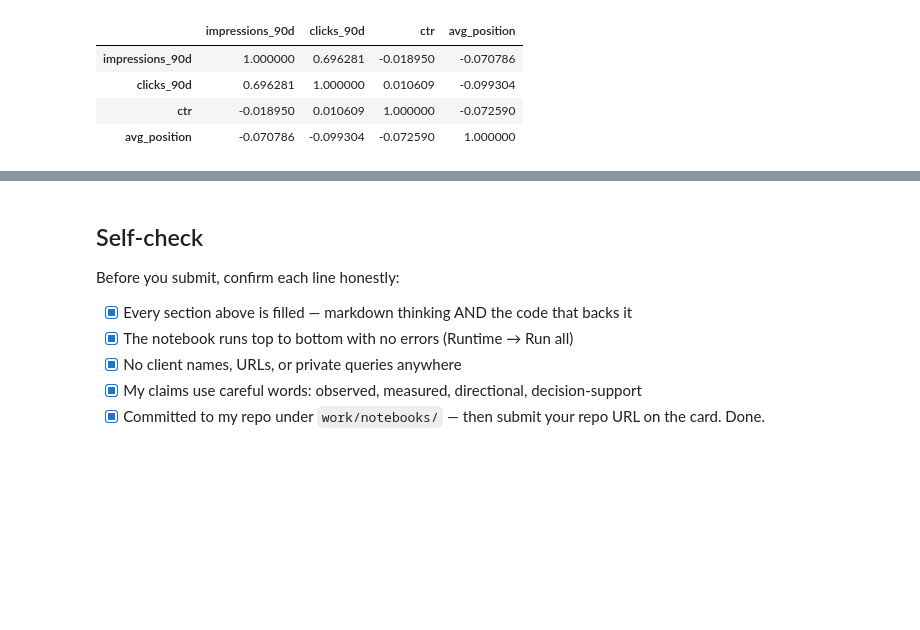
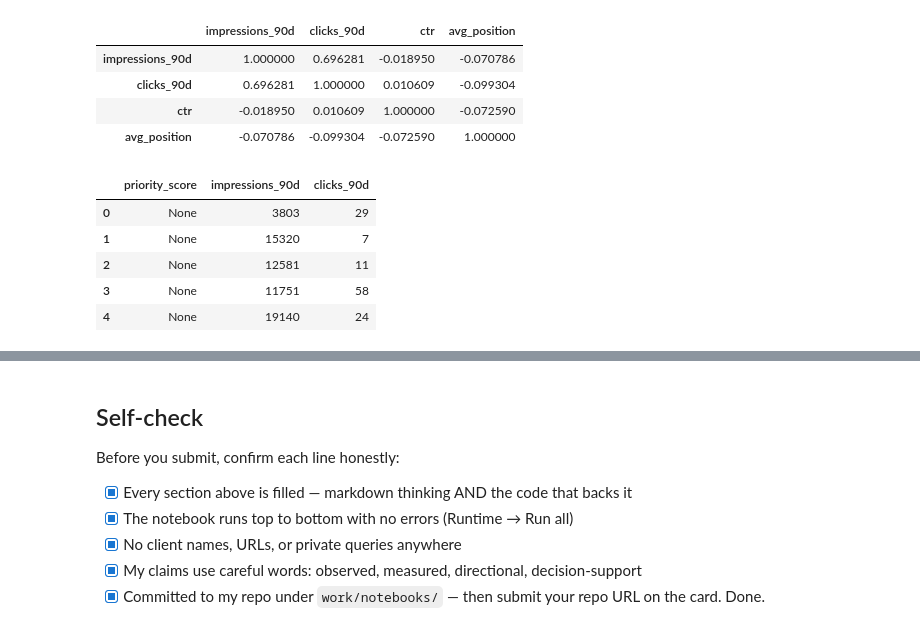
Before and after one commit to Sgln24/flyrank-ml-internship-w1, a Jupyter notebook: work/notebooks/w02_ml_task_framing.ipynb, the cells around one changed output, grey strips where cells are left out. Drawn from its saved outputs; the diff is of its cells as text; code cells hidden in the pictures; blank space fills up the shorter version.

```diff
--- a/work/notebooks/w02_ml_task_framing.ipynb
+++ b/work/notebooks/w02_ml_task_framing.ipynb
@@ -136,3 +136,14 @@ df[
 | clicks_90d | 0.696281 | 1.000000 | 0.010609 | -0.099304 |
 | ctr | -0.018950 | 0.010609 | 1.000000 | -0.072590 |
 | avg_position | -0.070786 | -0.099304 | -0.072590 | 1.000000 |
+# %%
+#sketching targetting columns
+df["priority_score"] = None
+df[["priority_score", "impressions_90d", "clicks_90d"]].head()
+# %% [output]
+|  | priority_score | impressions_90d | clicks_90d |
+| 0 | None | 3803 | 29 |
+| 1 | None | 15320 | 7 |
+| 2 | None | 12581 | 11 |
+| 3 | None | 11751 | 58 |
+| 4 | None | 19140 | 24 |
```
Also changed, not shown: parts of 1 cell of this notebook.
